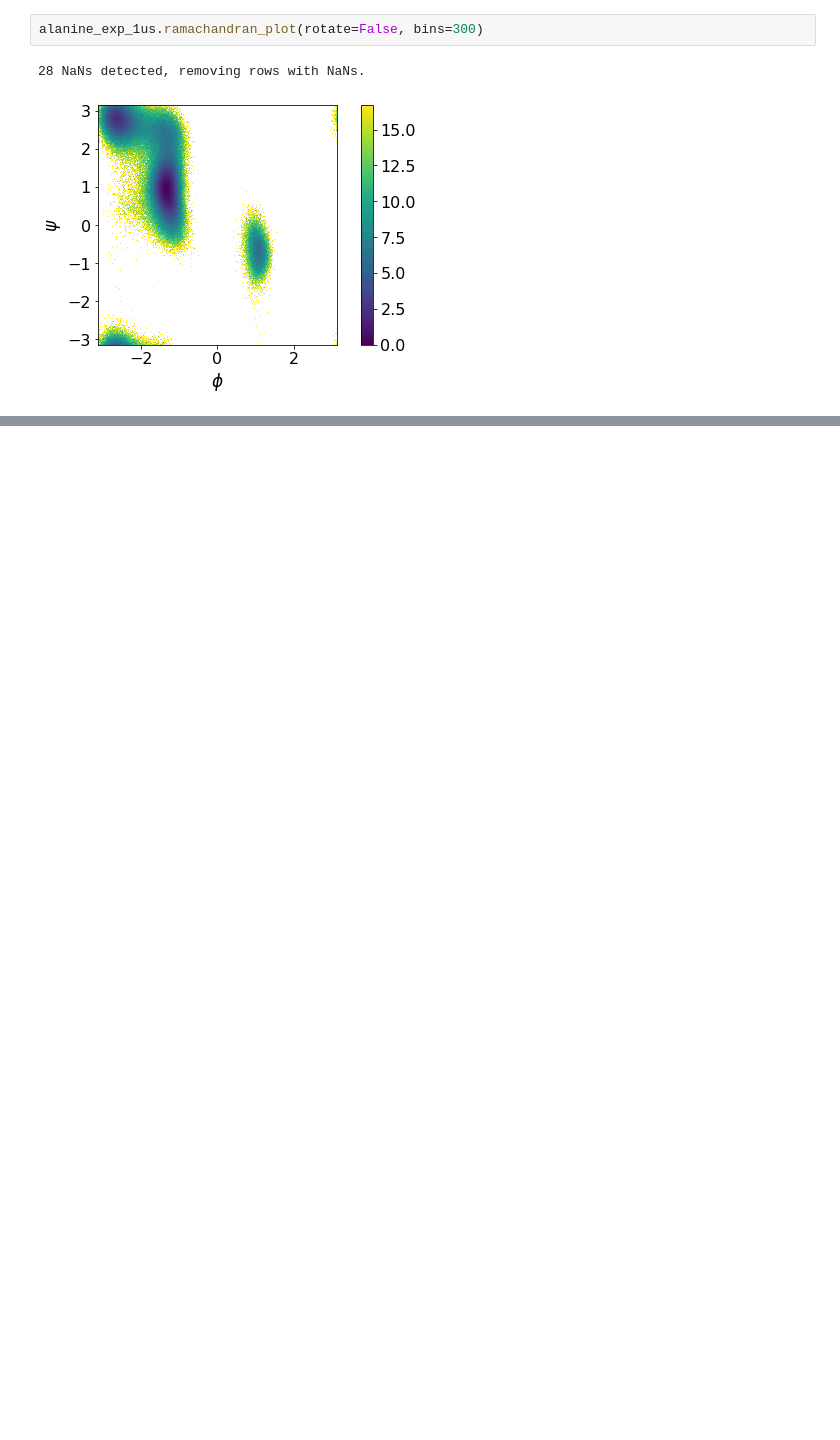
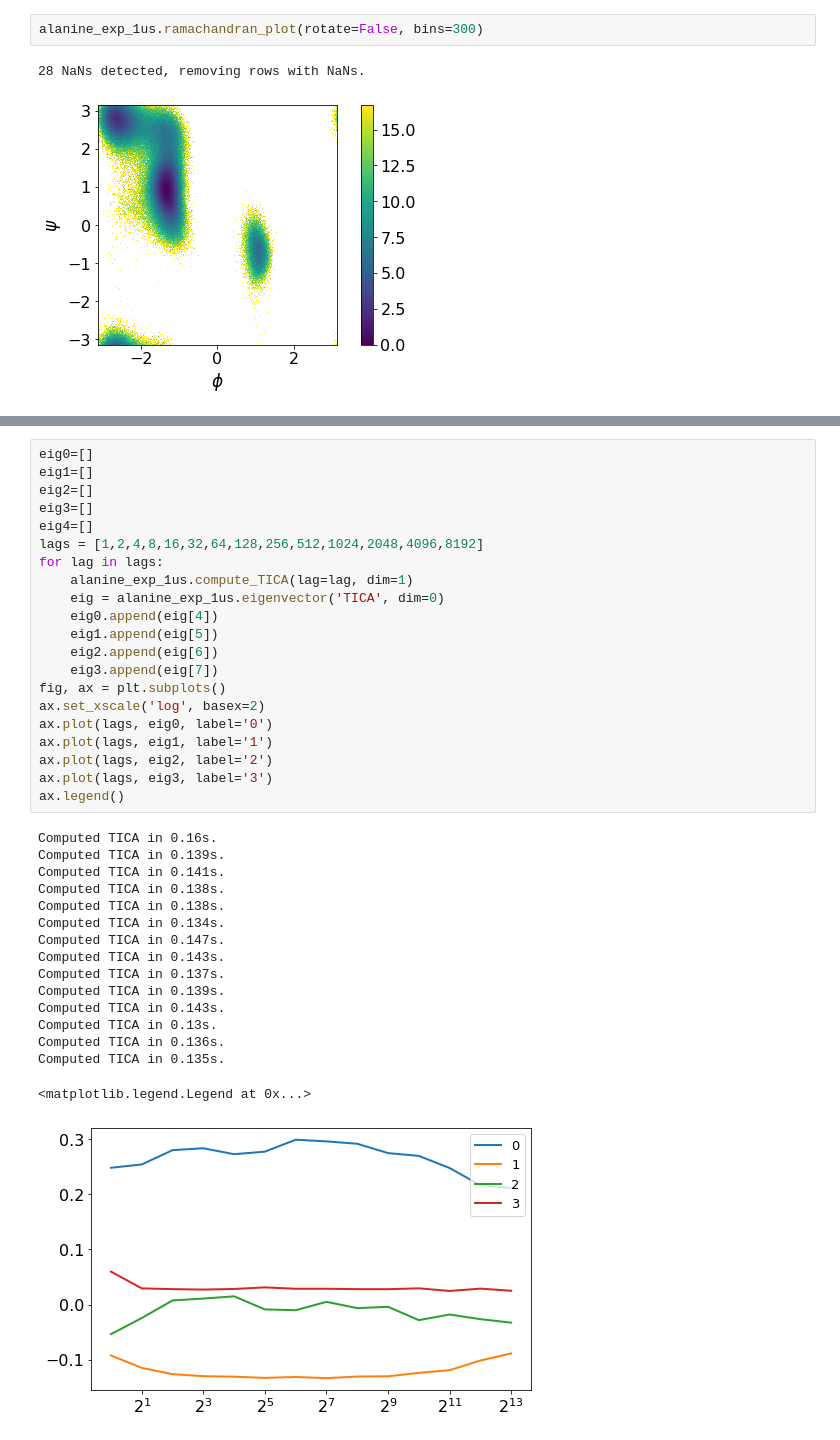
Before and after one commit to dominicp6/mdfeature, a Jupyter notebook: notebooks/ComparingCollectiveVariableMethods.ipynb, the cells around one changed output, grey strips where cells are left out. Cells and saved outputs as stored; diff of their text form; blank space fills up the shorter version.

```diff
--- a/notebooks/ComparingCollectiveVariableMethods.ipynb
+++ b/notebooks/ComparingCollectiveVariableMethods.ipynb
@@ -469,0 +433,38 @@ TypeError: __init__() got multiple values for argument 'labels'
+# %%
+eig0=[]
+eig1=[]
+eig2=[]
+eig3=[]
+eig4=[]
+lags = [1,2,4,8,16,32,64,128,256,512,1024,2048,4096,8192]
+for lag in lags:
+    alanine_exp_1us.compute_TICA(lag=lag, dim=1)
+    eig = alanine_exp_1us.eigenvector('TICA', dim=0)
+    eig0.append(eig[4])
+    eig1.append(eig[5])
+    eig2.append(eig[6])
+    eig3.append(eig[7])
+fig, ax = plt.subplots()
+ax.set_xscale('log', basex=2)
+ax.plot(lags, eig0, label='0')
+ax.plot(lags, eig1, label='1')
+ax.plot(lags, eig2, label='2')
+ax.plot(lags, eig3, label='3')
+ax.legend()
+# %% [output]
+Computed TICA in 0.16s.
+Computed TICA in 0.139s.
+Computed TICA in 0.141s.
+Computed TICA in 0.138s.
+Computed TICA in 0.138s.
+Computed TICA in 0.134s.
+Computed TICA in 0.147s.
+Computed TICA in 0.143s.
+Computed TICA in 0.137s.
+Computed TICA in 0.139s.
+Computed TICA in 0.143s.
+Computed TICA in 0.13s.
+Computed TICA in 0.136s.
+Computed TICA in 0.135s.
+<matplotlib.legend.Legend at 0x...>
+[figure, added]
```
Also changed, not shown: parts of 24 cells of this notebook, 7 other files.
